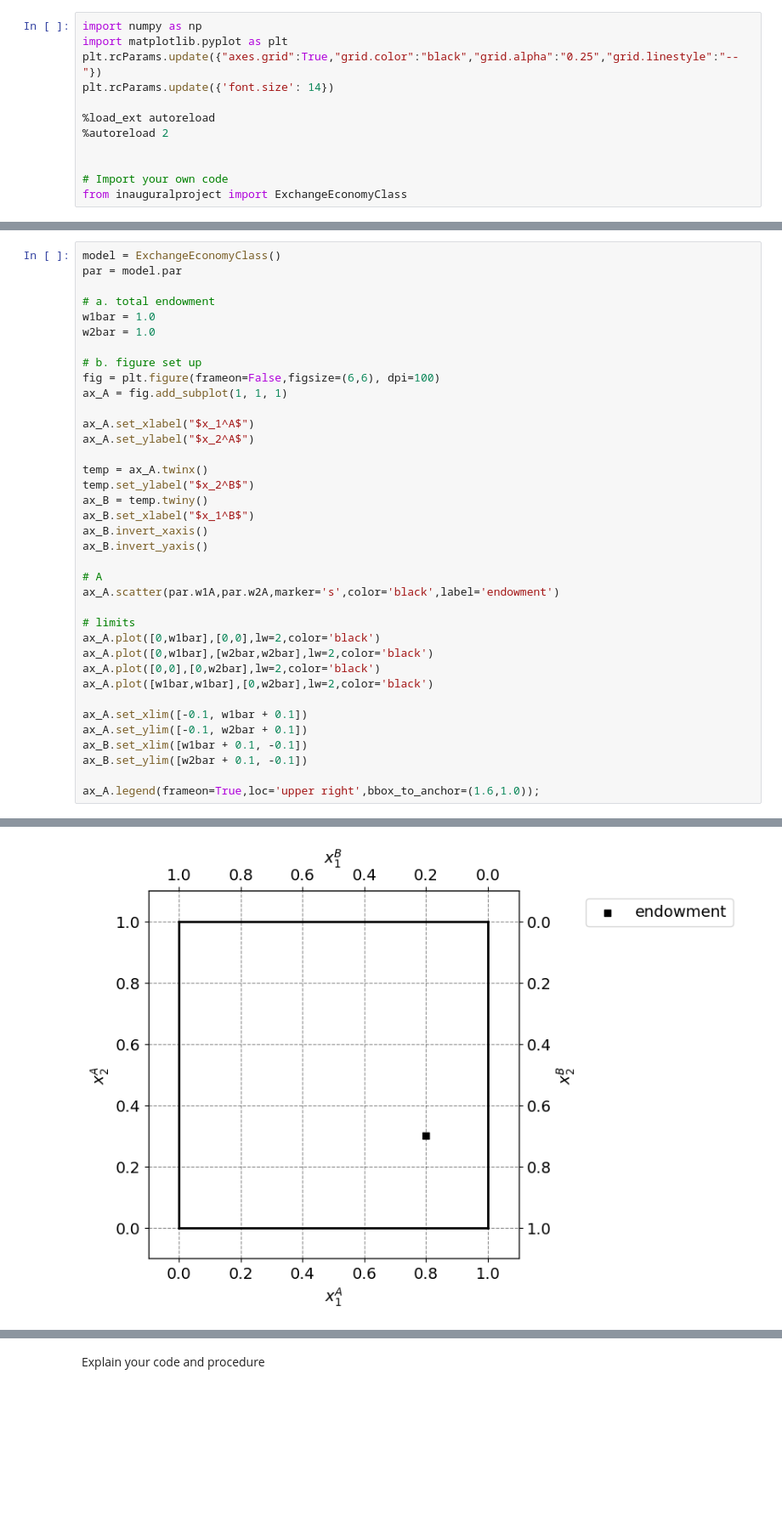
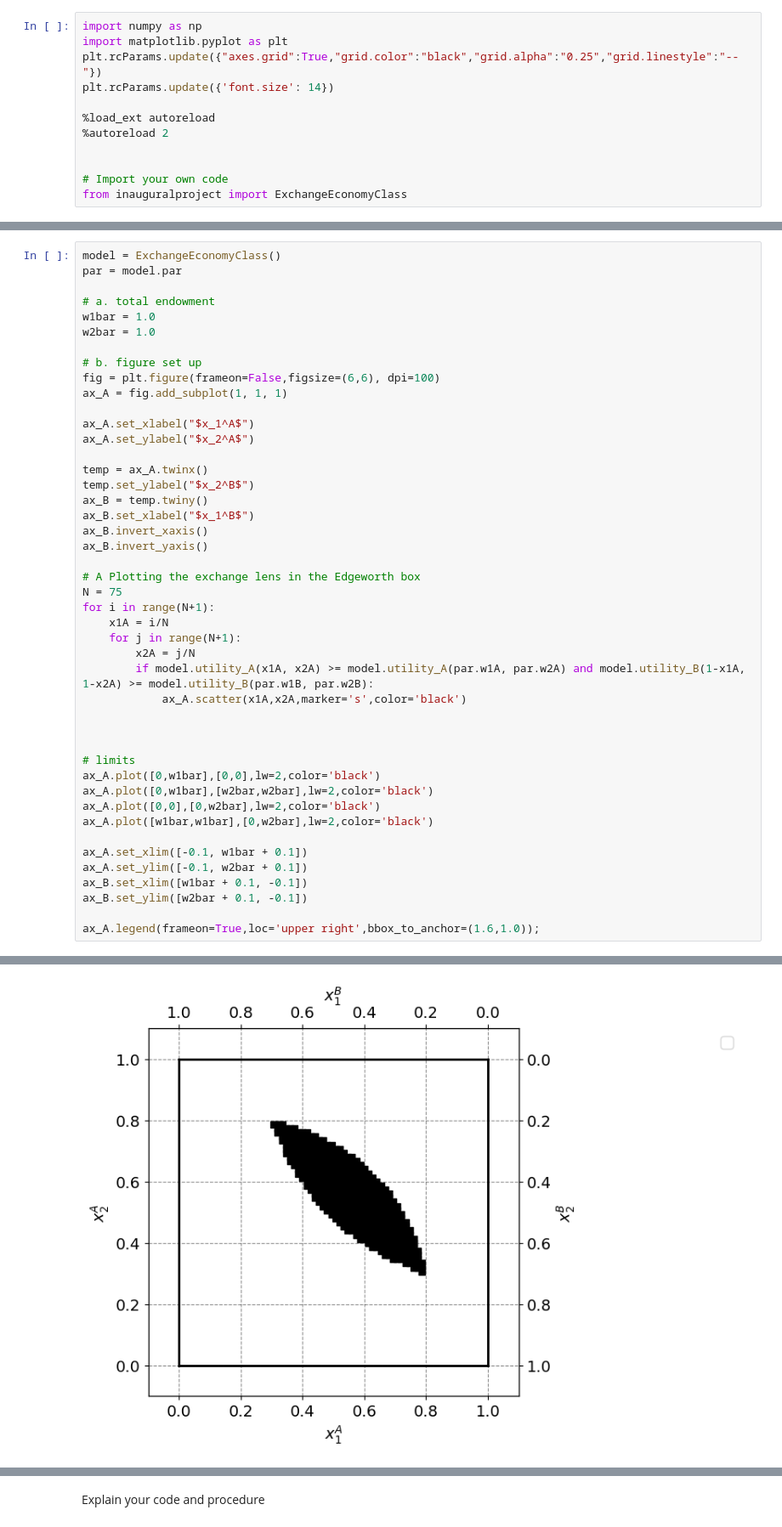
Before and after one commit to NumEconCopenhagen/projects-2024-kt, a Jupyter notebook: inauguralproject/inauguralproject.ipynb, the cells around one changed output, grey strips where cells are left out. Shown: that part at 85% size. Cells and saved outputs as stored; diff of their text form; blank space fills up the shorter version.

```diff
--- a/inauguralproject/inauguralproject.ipynb
+++ b/inauguralproject/inauguralproject.ipynb
@@ -40,8 +41,16 @@ ax_B.set_xlabel("$x_1^B$")
 ax_B.invert_xaxis()
 ax_B.invert_yaxis()
 
-# A
-ax_A.scatter(par.w1A,par.w2A,marker='s',color='black',label='endowment')
+# A Plotting the exchange lens in the Edgeworth box
+N = 75
+for i in range(N+1):
+    x1A = i/N
+    for j in range(N+1):
+        x2A = j/N
+        if model.utility_A(x1A, x2A) >= model.utility_A(par.w1A, par.w2A) and model.utility_B(1-x1A, 1-x2A) >= model.utility_B(par.w1B, par.w2B):
+            ax_A.scatter(x1A,x2A,marker='s',color='black')
+
+
 
 # limits
 ax_A.plot([0,w1bar],[0,0],lw=2,color='black')
@@ -59,2 +69,2 @@ ax_A.legend(frameon=True,loc='upper right',bbox_to_anchor=(1.6,1.0));
-[figure, old version]
+[figure, new version]
 # %% [markdown]
```
Also changed, not shown: parts of 9 cells of this notebook.
